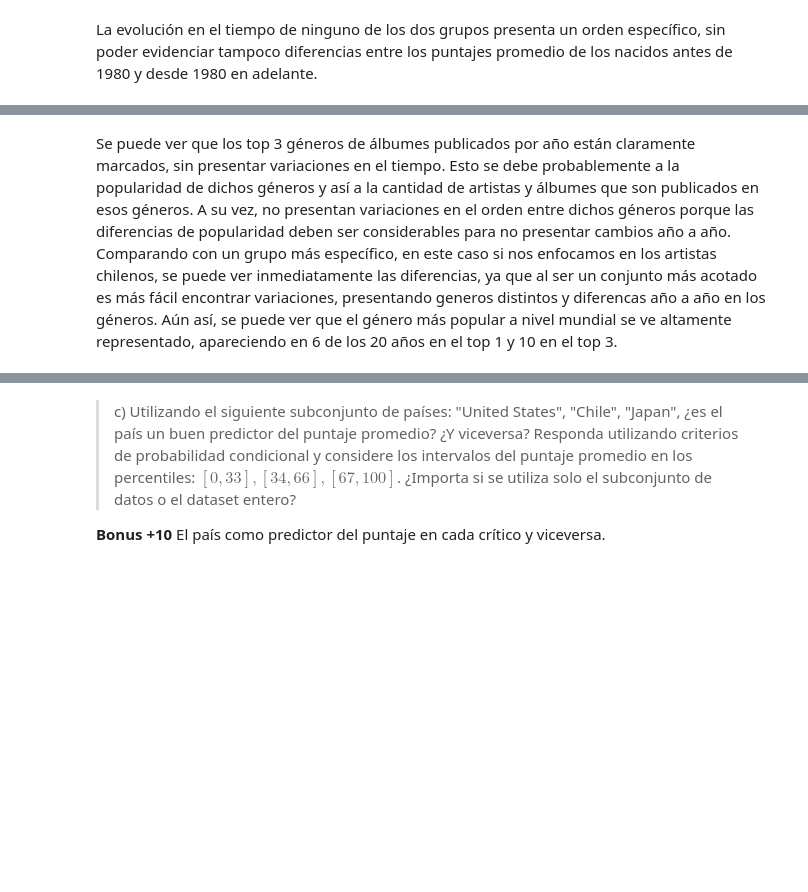
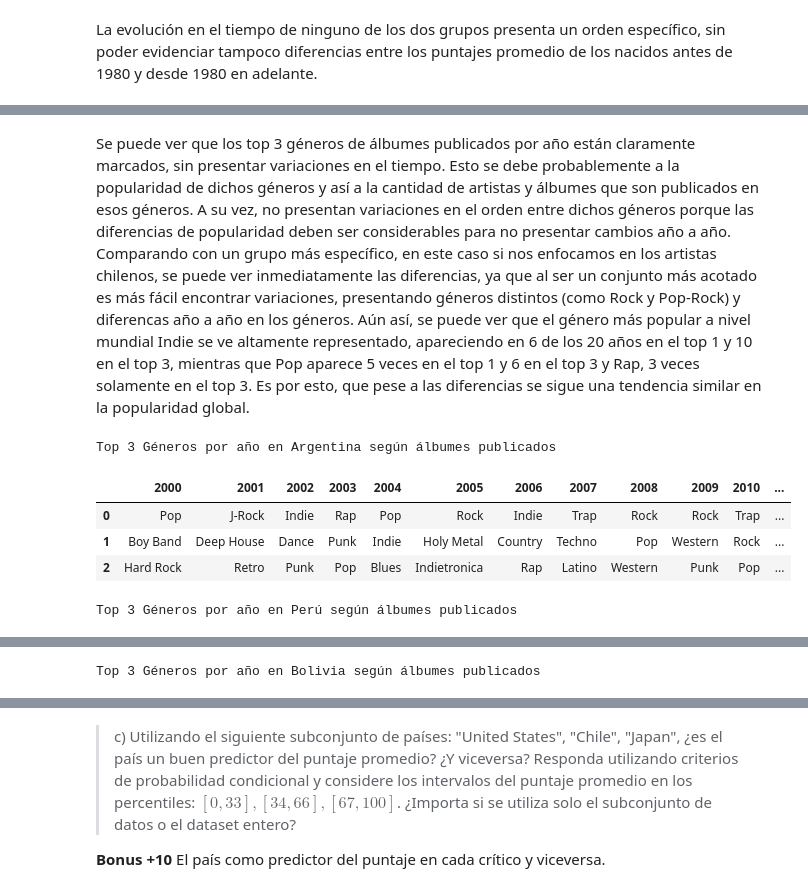
Before and after one commit to jpjorquera/Lab2-Estaca, a Jupyter notebook: Laboratorio 2.ipynb, the cells around one changed output, grey strips where cells are left out. Drawn from its saved outputs; the diff is of its cells as text; code cells hidden in the pictures; blank space fills up the shorter version.

```diff
--- a/Laboratorio 2.ipynb
+++ b/Laboratorio 2.ipynb
@@ -570,7 +570,7 @@ cuenta = agrupacion.count()['album_title']
 # Tomar posibles años
 years = artists_albums.sort_values('year_of_pub').groupby('year_of_pub')
 
-print('Top 3 Géneros por año')
+print('Top 3 Géneros por año según álbumes publicados')
 df_top3 = dict()
 # Iterar por grupo de año
 for year in years.groups.keys():
@@ -581,15 +581,16 @@ df_top3 = pd.DataFrame(df_top3)
 display(df_top3)
 
 # Agregar top 3 chilenos
+print('\nTop 3 Géneros por año en Chile según álbumes publicados')
 agrupacion = artists_albums[artists_albums.country == 'Chile'].sort_values('year_of_pub').groupby(['year_of_pub', 'genre'])
 cuenta = agrupacion.count()['album_title']
 years = artists_albums.sort_values('year_of_pub').groupby('year_of_pub')
-df_top3 = dict()
+chile = dict()
 # Iterar por grupo de año
 for year in years.groups.keys():
     # Tomar llaves de top 3 generos
-    df_top3[year] = list(cuenta[year].sort_values(ascending=False).head(3).to_dict().keys())
+    chile[year] = list(cuenta[year].sort_values(ascending=False).head(3).to_dict().keys())
 
-df_top3 = pd.DataFrame(df_top3)
-display(df_top3)
+chile = pd.DataFrame(chile)
+display(chile)
 # %% [output]
@@ -603,4 +605,4 @@ Top 3 Géneros por año
 | 1 | Indie | Retro | Alternative | Unplugged | Deep House | Unplugged | Alternative | Rap | Lounge | Rap | Rap | ... |
 | 2 | Punk | Pop-Rock | Techno | Techno | Electro-Pop | Punk | Trap | Indie | Indie | Punk | K-Pop | ... |
 # %% [markdown]
-Se puede ver que los top 3 géneros de álbumes publicados por año están claramente marcados, sin presentar variaciones en el tiempo. Esto se debe probablemente a la popularidad de dichos géneros y así a la cantidad de artistas y álbumes que son publicados en esos géneros. A su vez, no presentan variaciones en el orden entre dichos géneros porque las diferencias de popularidad deben ser considerables para no presentar cambios año a año. Comparando con un grupo más específico, en este caso si nos enfocamos en los artistas chilenos, se puede ver inmediatamente las diferencias, ya que al ser un conjunto más acotado es más fácil encontrar variaciones, presentando generos distintos y diferencas año a año en los géneros. Aún así, se puede ver que el género más popular a nivel mundial se ve altamente representado, apareciendo en 6 de los 20 años en el top 1 y 10 en el top 3.
+Se puede ver que los top 3 géneros de álbumes publicados por año están claramente marcados, sin presentar variaciones en el tiempo. Esto se debe probablemente a la popularidad de dichos géneros y así a la cantidad de artistas y álbumes que son publicados en esos géneros. A su vez, no presentan variaciones en el orden entre dichos géneros porque las diferencias de popularidad deben ser considerables para no presentar cambios año a año. Comparando con un grupo más específico, en este caso si nos enfocamos en los artistas chilenos, se puede ver inmediatamente las diferencias, ya que al ser un conjunto más acotado es más fácil encontrar variaciones, presentando géneros distintos (como Rock y Pop-Rock) y diferencas año a año en los géneros. Aún así, se puede ver que el género más popular a nivel mundial Indie se ve altamente representado, apareciendo en 6 de los 20 años en el top 1 y 10 en el top 3, mientras que Pop aparece 5 veces en el top 1 y 6 en el top 3 y Rap, 3 veces solamente en el top 3. Es por esto, que pese a las diferencias se sigue una tendencia similar en la popularidad global.
@@ -608,0 +609,51 @@ Se puede ver que los top 3 géneros de álbumes publicados por año están clara
+# %%
+# Diferencias artistas chilenos, argentinos, peruanos, bolivianos
+
+# Agregar top 3 argentinos
+print('Top 3 Géneros por año en Argentina según álbumes publicados')
+agrupacion = artists_albums[artists_albums.country == 'Argentina'].sort_values('year_of_pub').groupby(['year_of_pub', 'genre'])
+cuenta = agrupacion.count()['album_title']
+years = artists_albums.sort_values('year_of_pub').groupby('year_of_pub')
+arg = dict()
+# Iterar por grupo de año
+for year in years.groups.keys():
+    # Tomar llaves de top 3 generos
+    arg[year] = list(cuenta[year].sort_values(ascending=False).head(3).to_dict().keys())
+
+arg = pd.DataFrame(arg)
+display(arg)
+
+# Agregar top 3 peruanos
+print('\nTop 3 Géneros por año en Perú según álbumes publicados')
+agrupacion = artists_albums[artists_albums.country == 'Peru'].sort_values('year_of_pub').groupby(['year_of_pub', 'genre'])
+cuenta = agrupacion.count()['album_title']
+years = artists_albums.sort_values('year_of_pub').groupby('year_of_pub')
+peru = dict()
+# Iterar por grupo de año
+for year in years.groups.keys():
+    # Tomar llaves de top 3 generos
+    peru[year] = list(cuenta[year].sort_values(ascending=False).head(3).to_dict().keys())
+
+peru = pd.DataFrame(peru)
+display(peru)
+
+# Agregar top 3 bolivianos
+print('\nTop 3 Géneros por año en Bolivia según álbumes publicados')
+agrupacion = artists_albums[artists_albums.country == 'Bolivia'].sort_values('year_of_pub').groupby(['year_of_pub', 'genre'])
+cuenta = agrupacion.count()['album_title']
+years = artists_albums.sort_values('year_of_pub').groupby('year_of_pub')
+bol = dict()
+# Iterar por grupo de año
+for year in years.groups.keys():
+    # Tomar llaves de top 3 generos
+    bol[year] = list(cuenta[year].sort_values(ascending=False).head(3).to_dict().keys())
+
+bol = pd.DataFrame(bol)
+display(bol)
+# %% [output]
+Top 3 Géneros por año en Argentina según álbumes publicados
+|  | 2000 | 2001 | 2002 | 2003 | 2004 | 2005 | 2006 | 2007 | 2008 | 2009 | 2010 | ... |
+| 0 | Pop | J-Rock | Indie | Rap | Pop | Rock | Indie | Trap | Rock | Rock | Trap | ... |
+| 1 | Boy Band | Deep House | Dance | Punk | Indie | Holy Metal | Country | Techno | Pop | Western | Rock | ... |
+| 2 | Hard Rock | Retro | Punk | Pop | Blues | Indietronica | Rap | Latino | Western | Punk | Pop | ... |
+Top 3 Géneros por año en Perú según álbumes publicados
@@ -608,0 +664 @@ Se puede ver que los top 3 géneros de álbumes publicados por año están clara
+Top 3 Géneros por año en Bolivia según álbumes publicados
```
Also changed, not shown: parts of 6 cells of this notebook.
